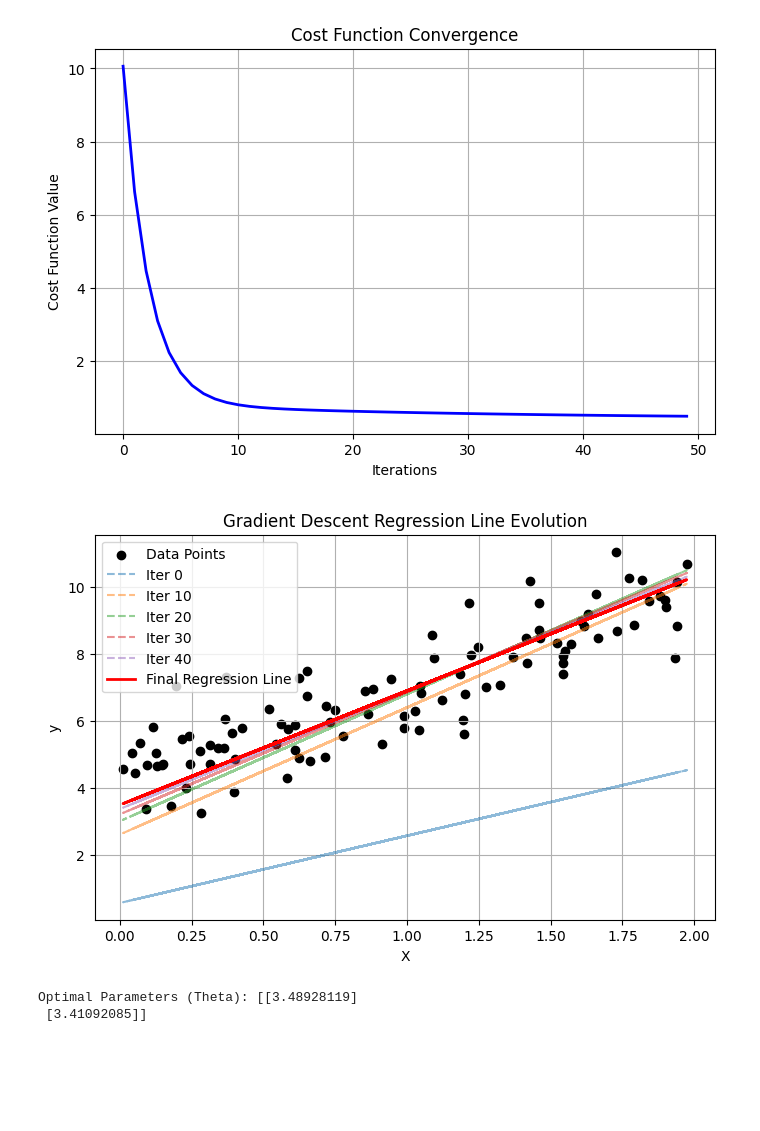
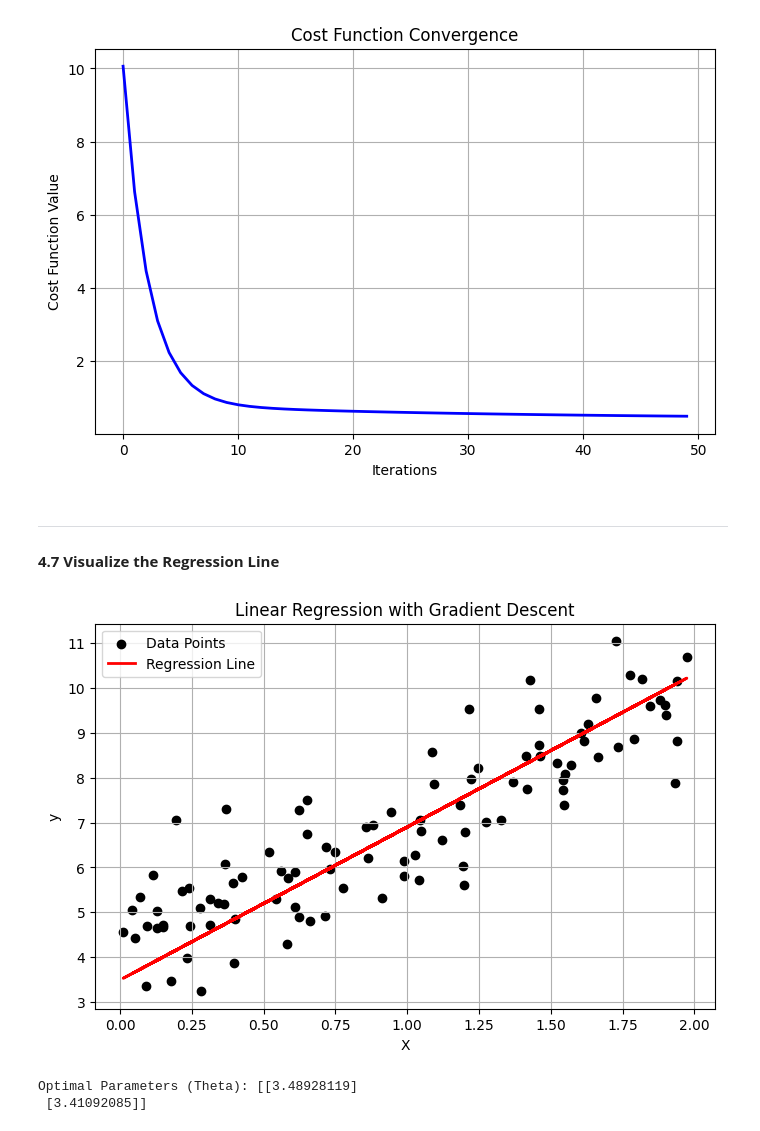
Before and after one commit to anup-muttha-automatonai/Gradient_Descent, a Jupyter notebook: gradient_descent.ipynb, the cells around one changed output. Cells and saved outputs as stored; diff of their text form; code cells hidden in the pictures; blank space fills up the shorter version.

Commit message:
Update Gradient Descent notebook

```diff
--- a/gradient_descent.ipynb
+++ b/gradient_descent.ipynb
@@ -79,5 +77,16 @@ y = 4 + 3 * X + np.random.randn(100, 1)
 # %%
 def compute_cost(X, y, theta):
+    """
+    Compute the cost function for linear regression.
+
+    Parameters:
+        X: Feature matrix (with bias term)
+        y: Target values
+        theta: Model parameters (weights)
+
+    Returns:
+        Cost value
+    """
     m = len(y)
     predictions = X @ theta
     error = predictions - y
@@ -87,17 +100,28 @@ def compute_cost(X, y, theta):
 # %%
 def gradient_descent(X, y, learning_rate=0.1, iterations=50):
+    """
+    Perform gradient descent to optimize model parameters.
+
+    Parameters:
+        X: Feature matrix (without bias term)
+        y: Target values
+        learning_rate: Step size for parameter updates
+        iterations: Number of iterations
+
+    Returns:
+        theta: Optimized model parameters
+        cost_history: List of cost values over iterations
+    """
     m = len(y)
     X_b = np.c_[np.ones((m, 1)), X]
     theta = np.random.randn(2, 1)
     cost_history = []
-    theta_history = []
 
     for _ in range(iterations):
-        gradients = (1/m) * X_b.T @ (X_b @ theta - y)
+        gradients = (1 / m) * X_b.T @ (X_b @ theta - y)
         theta -= learning_rate * gradients
         cost = compute_cost(X_b, y, theta)
         cost_history.append(cost)
-        theta_history.append(theta.copy())
 
-    return theta, cost_history, theta_history
+    return theta, cost_history
 # %% [markdown]
@@ -105,3 +133,3 @@ def gradient_descent(X, y, learning_rate=0.1, iterations=50):
 # %%
-theta_optimal, cost_history, theta_history = gradient_descent(X, y)
+theta_optimal, cost_history = gradient_descent(X, y)
 # %% [markdown]
@@ -116,27 +148,31 @@ plt.grid(True)
 plt.show()
 # %% [output]
 [figure]
+# %% [markdown]
+
+
+---
+
+#### **4.7 Visualize the Regression Line**
 # %%
+
 plt.figure(figsize=(8, 5))
 plt.scatter(X, y, label="Data Points", color='black')
 
 X_b = np.c_[np.ones((len(X), 1)), X]
-for i in range(0, len(theta_history), 10):
-    y_pred = X_b @ theta_history[i]
-    plt.plot(X, y_pred, linestyle="dashed", alpha=0.5, label=f"Iter {i}")
-
-y_final = X_b @ theta_optimal
-plt.plot(X, y_final, color="red", linewidth=2, label="Final Regression Line")
+y_pred = X_b @ theta_optimal
+plt.plot(X, y_pred, color="red", linewidth=2, label="Regression Line")
 
 plt.xlabel("X")
 plt.ylabel("y")
-plt.title("Gradient Descent Regression Line Evolution")
+plt.title("Linear Regression with Gradient Descent")
 plt.legend()
 plt.grid(True)
 plt.show()
 
+
 print("Optimal Parameters (Theta):", theta_optimal)
 # %% [output]
-[figure, old version]
+[figure, new version]
 Optimal Parameters (Theta): [[3.48928119]
  [3.41092085]]
```
Also changed, not shown: parts of 8 cells of this notebook.
